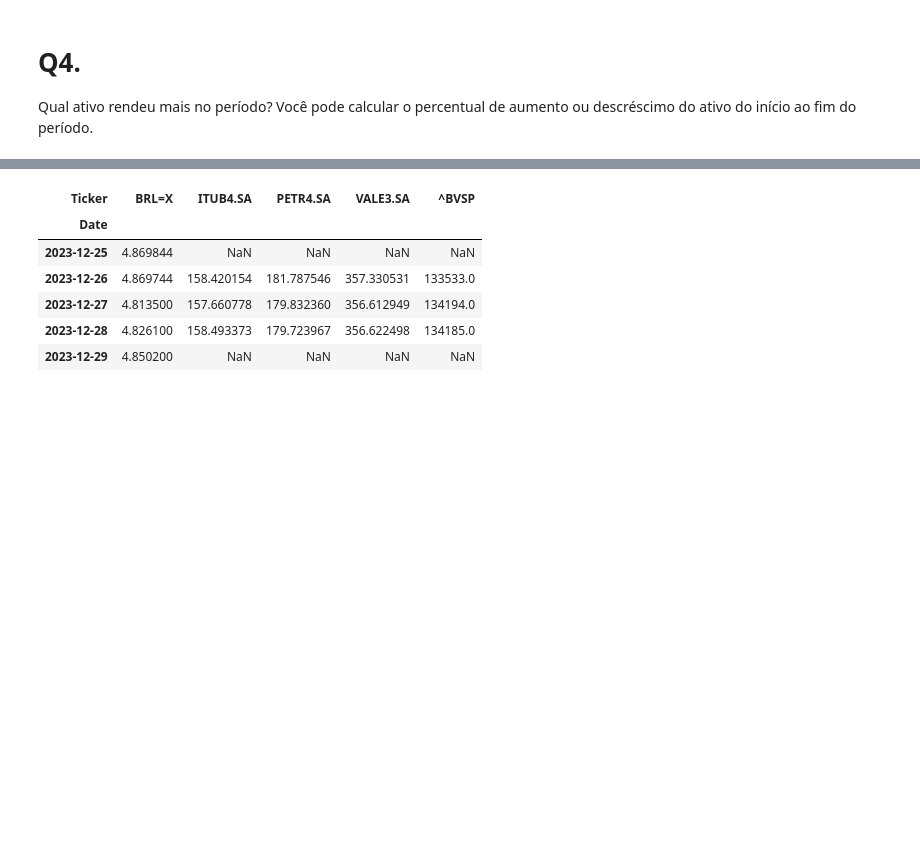
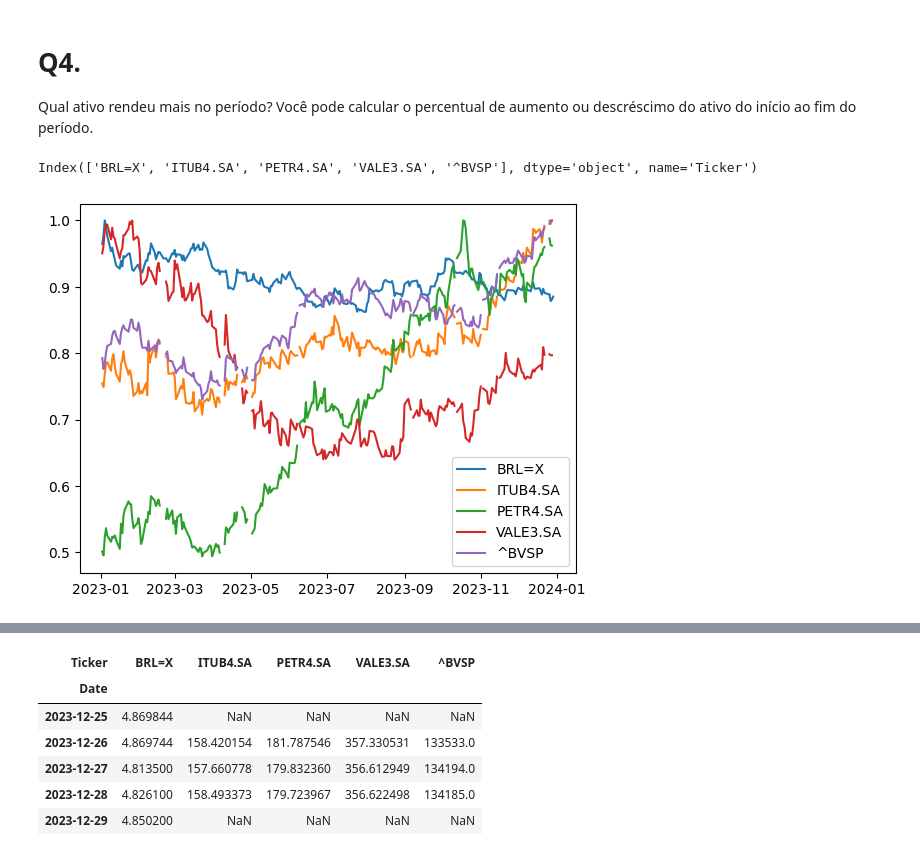
Before and after one commit to Rogerio-mack/IMT_CD_2024, a Jupyter notebook: Ex_Pandas_B3_solucao.ipynb, the cells around one changed output, grey strips where cells are left out. Saved outputs shown, nothing was run; the diff lists cells and outputs as text; code cells hidden in the pictures; blank space fills up the shorter version.

```diff
--- a/Ex_Pandas_B3_solucao.ipynb
+++ b/Ex_Pandas_B3_solucao.ipynb
@@ -70,0 +80,9 @@ O resultado deve se parecer com:
+# %%
+%%script echo skipping alternative solution
+df = df[[('Adj Close',    'BRL=X'),
+            ('Adj Close', 'ITUB4.SA'),
+            ('Adj Close', 'PETR4.SA'),
+            ('Adj Close', 'VALE3.SA'),
+            ('Adj Close',    '^BVSP')]]
+
+df.head()
@@ -168,6 +179,20 @@ dtype: int64
 # Q4.
 
 Qual ativo rendeu mais no período? Você pode calcular o percentual de aumento ou descréscimo do ativo do início ao fim do período.
+# %%
+df.columns
+# %% [output]
+Index(['BRL=X', 'ITUB4.SA', 'PETR4.SA', 'VALE3.SA', '^BVSP'], dtype='object', name='Ticker')
+# %%
+import matplotlib.pyplot as plt
+
+plt.plot(df[['BRL=X', 'ITUB4.SA', 'PETR4.SA', 'VALE3.SA', '^BVSP']] / df[['BRL=X', 'ITUB4.SA', 'PETR4.SA', 'VALE3.SA', '^BVSP']].max(),
+         label=['BRL=X', 'ITUB4.SA', 'PETR4.SA', 'VALE3.SA', '^BVSP'])
+
+plt.legend()
+plt.show()
+# %% [output]
+[figure, added]
 # %%
 df.head()
 # %% [output]
```
Also changed, not shown: parts of 27 cells of this notebook.
